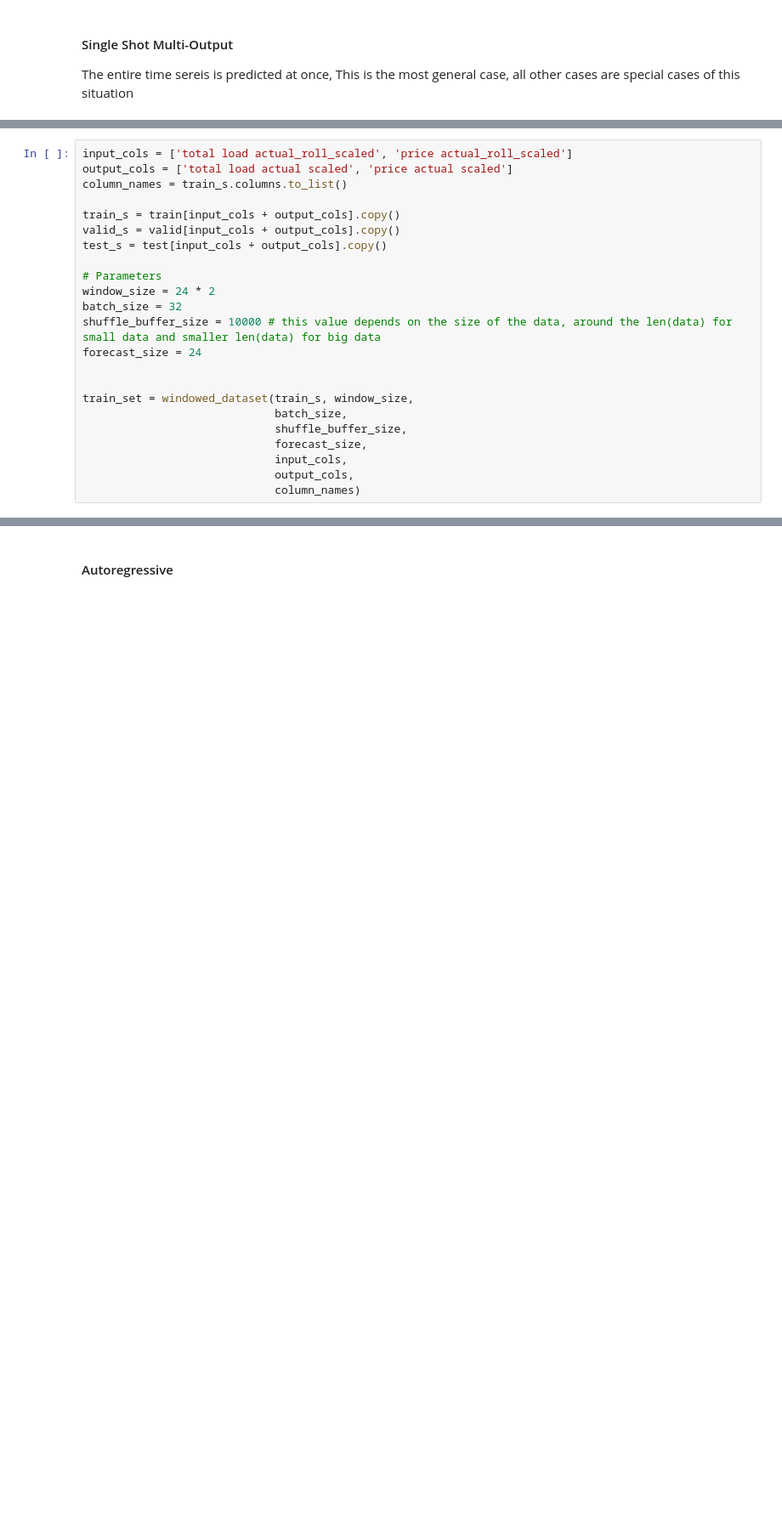
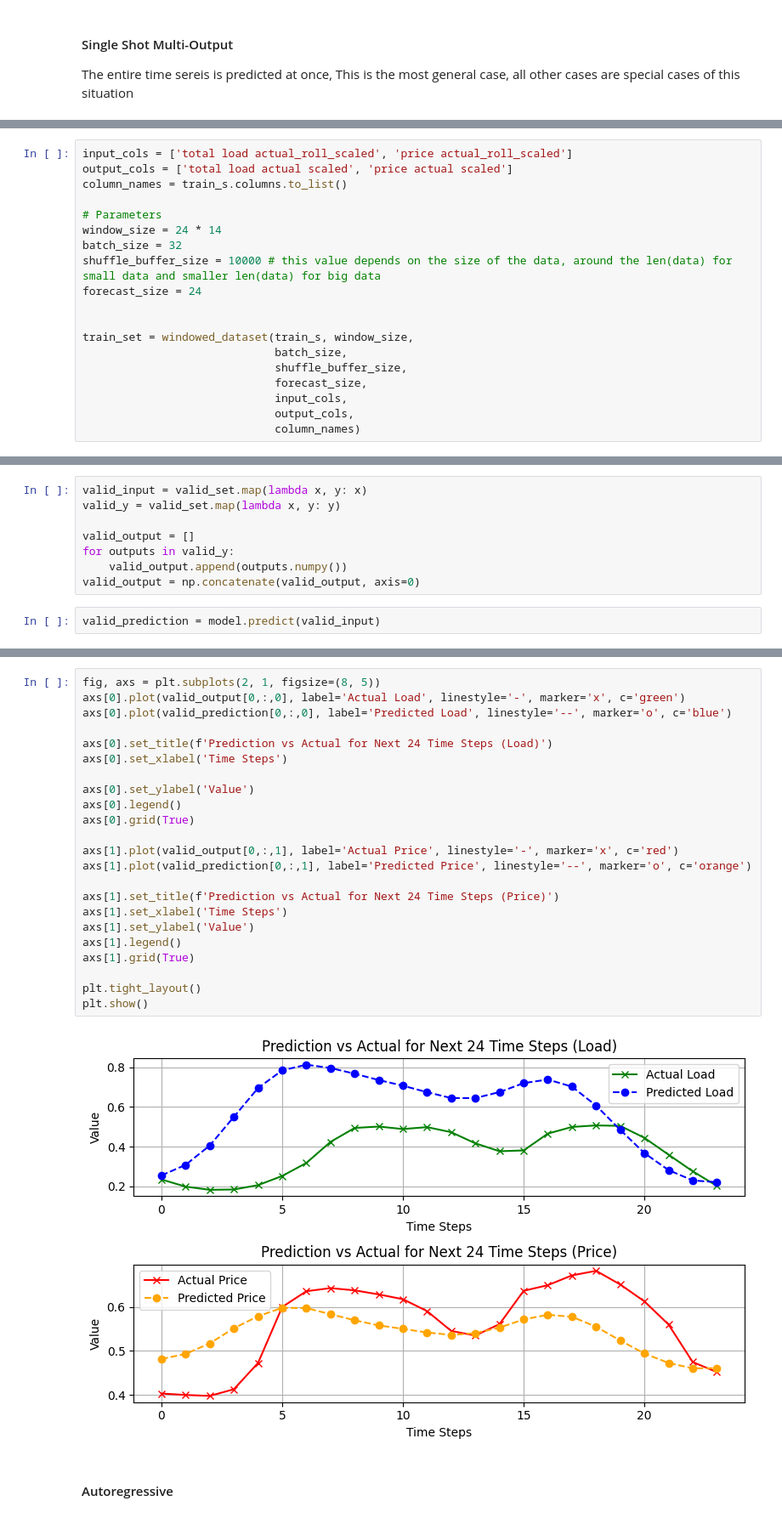
Before and after one commit to Jackson00Han/Datasets, a Jupyter notebook: multivariate_time_series.ipynb, the cells around one changed output, grey strips where cells are left out. Shown at 85% size. Cells and saved outputs as stored; diff of their text form; blank space fills up the shorter version.

```diff
--- a/multivariate_time_series.ipynb
+++ b/multivariate_time_series.ipynb
@@ -1194,12 +1194,8 @@ input_cols = ['total load actual_roll_scaled', 'price actual_roll_scaled']
 output_cols = ['total load actual scaled', 'price actual scaled']
 column_names = train_s.columns.to_list()
 
-train_s = train[input_cols + output_cols].copy()
-valid_s = valid[input_cols + output_cols].copy()
-test_s = test[input_cols + output_cols].copy()
-
 # Parameters
-window_size = 24 * 2
+window_size = 24 * 14
 batch_size = 32
 shuffle_buffer_size = 10000 # this value depends on the size of the data, around the len(data) for small data and smaller len(data) for big data
 forecast_size = 24
@@ -1225,0 +1329,10 @@ shape of second element: (32, 24, 2)
+# %%
+valid_input = valid_set.map(lambda x, y: x)
+valid_y = valid_set.map(lambda x, y: y)
+
+valid_output = []
+for outputs in valid_y:
+    valid_output.append(outputs.numpy())
+valid_output = np.concatenate(valid_output, axis=0)
+# %%
+valid_prediction = model.predict(valid_input)
@@ -1226,3 +1341,28 @@ shape of second element: (32, 24, 2)
+# %%
+fig, axs = plt.subplots(2, 1, figsize=(8, 5))
+axs[0].plot(valid_output[0,:,0], label='Actual Load', linestyle='-', marker='x', c='green')
+axs[0].plot(valid_prediction[0,:,0], label='Predicted Load', linestyle='--', marker='o', c='blue')
+
+axs[0].set_title(f'Prediction vs Actual for Next 24 Time Steps (Load)')
+axs[0].set_xlabel('Time Steps')
+
+axs[0].set_ylabel('Value')
+axs[0].legend()
+axs[0].grid(True)
+
+axs[1].plot(valid_output[0,:,1], label='Actual Price', linestyle='-', marker='x', c='red')
+axs[1].plot(valid_prediction[0,:,1], label='Predicted Price', linestyle='--', marker='o', c='orange')
+
+axs[1].set_title(f'Prediction vs Actual for Next 24 Time Steps (Price)')
+axs[1].set_xlabel('Time Steps')
+axs[1].set_ylabel('Value')
+axs[1].legend()
+axs[1].grid(True)
+
+plt.tight_layout()
+plt.show()
+# %% [output]
+[figure, added]
 # %% [markdown]
 #### Autoregressive
 # %% [markdown]
```
Also changed, not shown: parts of 15 cells of this notebook.
